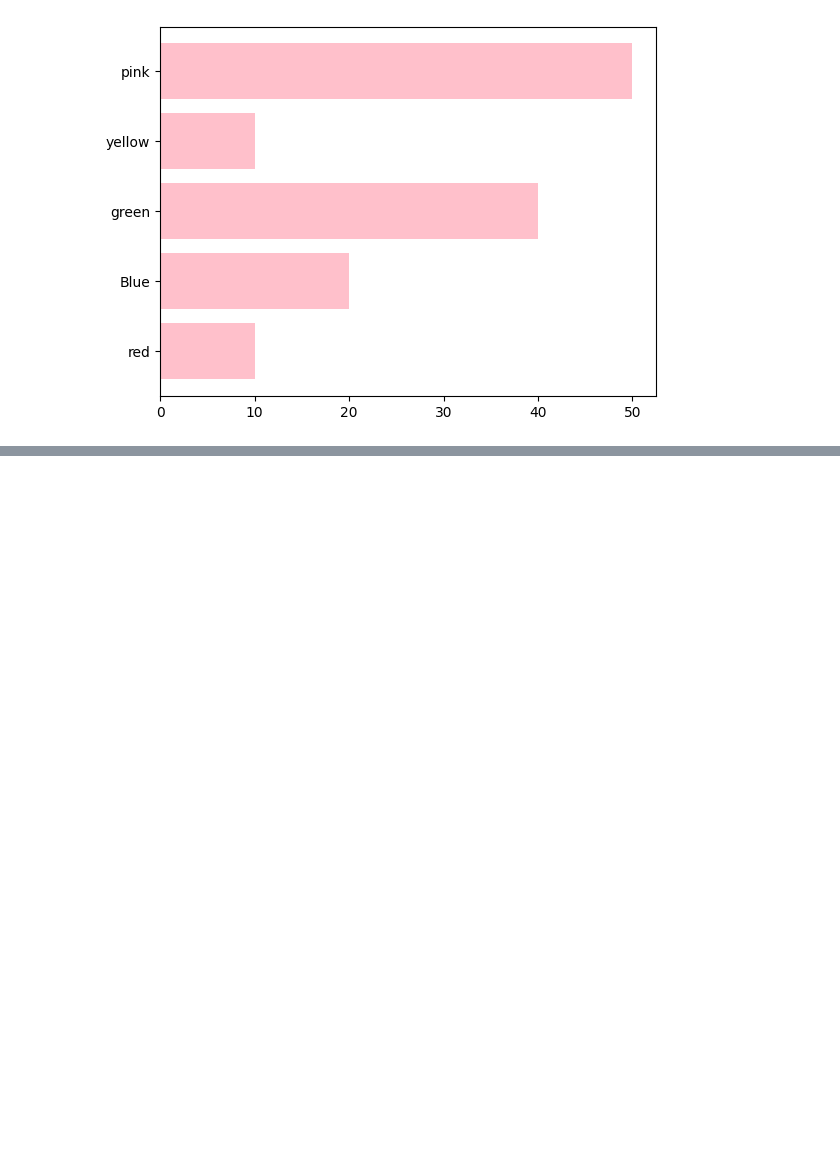
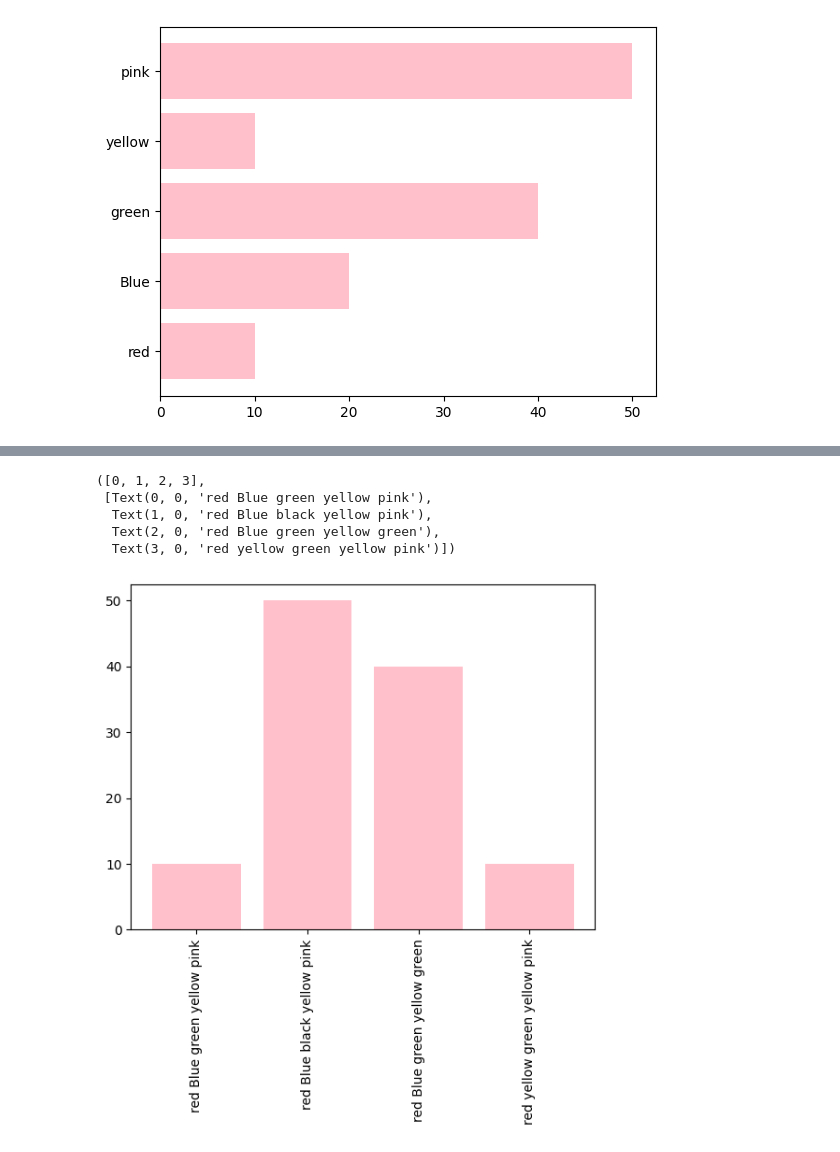
Before and after one commit to rahulkumar80026/Machine-Learning-Basic-to-Advanced, a Jupyter notebook: DataVisulization/1st.ipynb, the cells around one changed output, grey strips where cells are left out. Saved outputs shown, nothing was run; the diff lists cells and outputs as text; code cells hidden in the pictures; blank space fills up the shorter version.

```diff
--- a/DataVisulization/1st.ipynb
+++ b/DataVisulization/1st.ipynb
@@ -255,0 +284,14 @@ plt.barh(colors,children,color='pink')
+# %%
+# a problem
+children =[10,20,40,10,50]
+colors = ['red Blue green yellow pink','red Blue black yellow pink','red Blue green yellow green','red yellow green yellow pink','red Blue black yellow pink']
+
+plt.bar(colors,children,color='pink')
+plt.xticks(rotation='vertical')
+# %% [output]
+([0, 1, 2, 3],
+ [Text(0, 0, 'red Blue green yellow pink'),
+  Text(1, 0, 'red Blue black yellow pink'),
+  Text(2, 0, 'red Blue green yellow green'),
+  Text(3, 0, 'red yellow green yellow pink')])
+[figure, added]
```
Also changed, not shown: parts of 28 cells of this notebook, 7 other files.
